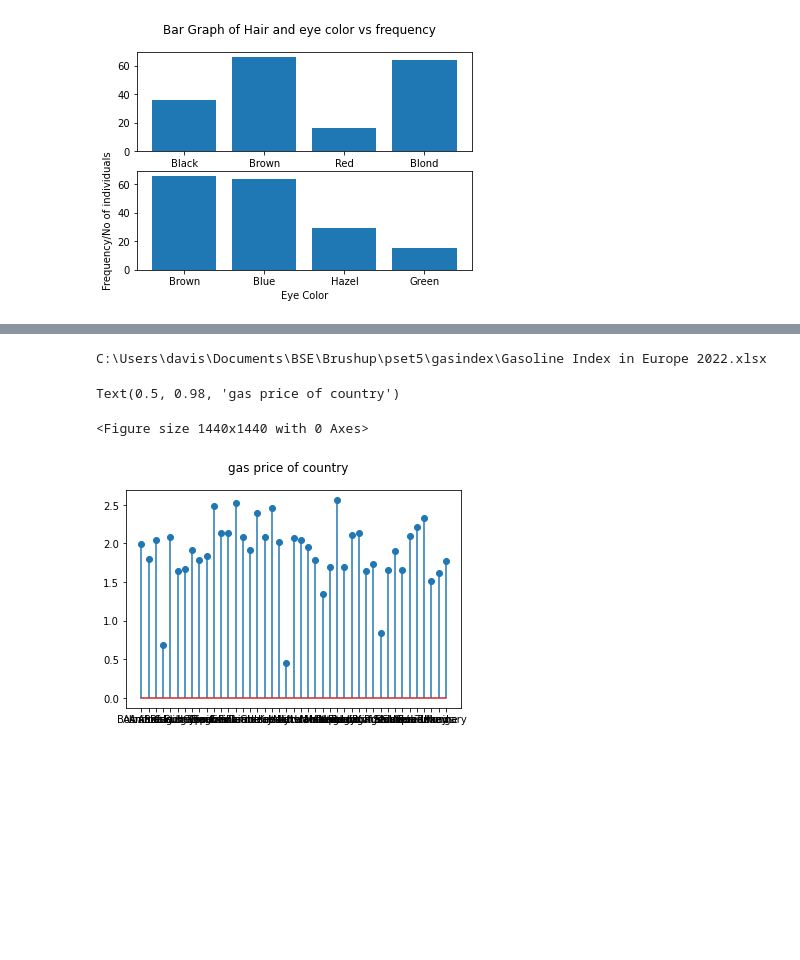
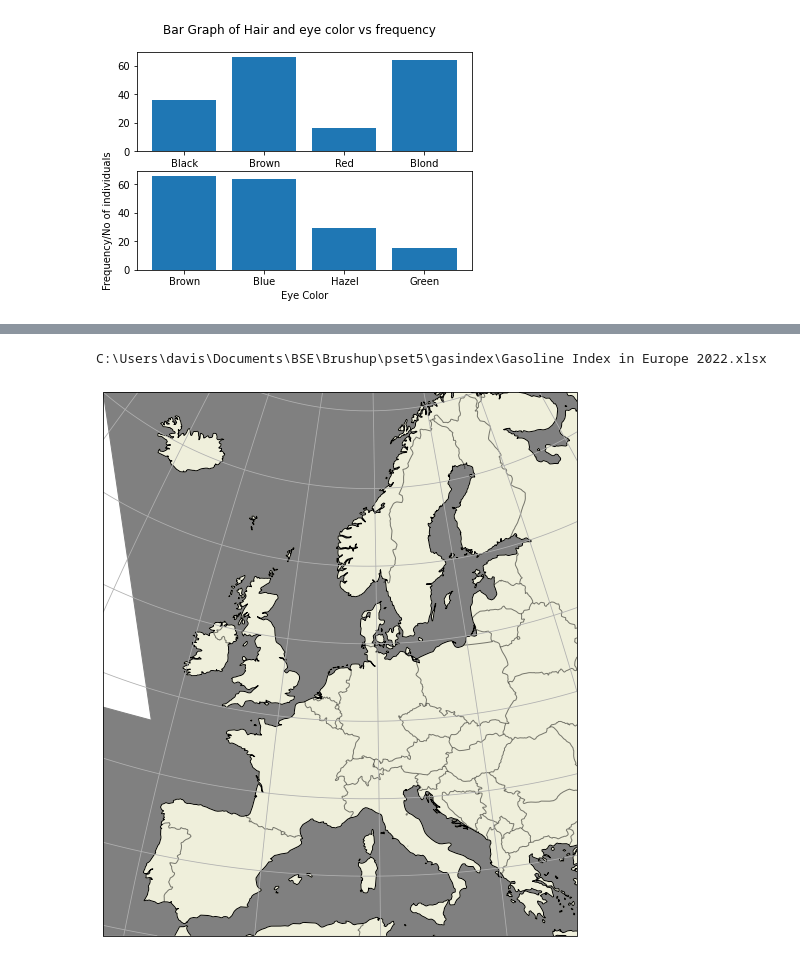
Before and after one commit to djtom98/BSE_intro_PSET5, a Jupyter notebook: pset5_jupyter.ipynb, the cells around one changed output, grey strips where cells are left out. Drawn from its saved outputs; the diff is of its cells as text; code cells hidden in the pictures; blank space fills up the shorter version.

Commit message:
map data

```diff
--- a/pset5_jupyter.ipynb
+++ b/pset5_jupyter.ipynb
@@ -55,17 +61,40 @@ ax1.legend(handles=[red_patch,yellow_patch])
 # %%
-plt.figure(figsize=(20,20))
 dir=os.getcwd()
 path=dir+"\gasindex\Gasoline Index in Europe 2022.xlsx"
 print(path)
 gasindex=pd.read_excel(path)
-gasindex.head()
-fig2,ax2=plt.subplots(1,1,num=3)
+gasindex.head(50)
+# fig2,ax2=plt.subplots(1,1,num=3)
 price=gasindex['Average price in june 2022, euro/liter']
 country=gasindex['Country']
-ax2.stem(country,price)
-fig2.suptitle('gas price of country')
+# ax2.stem(country,price)
+# fig2.suptitle('gas price of country')
 # %% [output]
 C:\Users\davis\Documents\BSE\Brushup\pset5\gasindex\Gasoline Index in Europe 2022.xlsx
-Text(0.5, 0.98, 'gas price of country')
-<Figure size 1440x1440 with 0 Axes>
-[figure, removed]
+# %%
+#run the following command in your shell
+#conda install -c conda-forge cartopy
+plt.figure(figsize=(10,10))
+axmap = plt.axes(projection=ccrs.EuroPP())
+axmap.add_feature(cartopy.feature.BORDERS, linestyle='-', alpha=0.5)
+axmap.coastlines(resolution='50m')
+axmap.add_feature(cartopy.feature.OCEAN,facecolor=(0.5,0.5,0.5))
+axmap.add_feature(cartopy.feature.LAND)
+axmap.gridlines()
+
+cmap = matplotlib.cm.get_cmap('viridis')
+
+for country, lag_norm in zip(countries, price):
+    # read the borders of the country in this loop
+    poly = df.loc[df['ADMIN'] == country]['geometry'].values[0]
+    # get the color for this country
+    rgba = cmap(lag_norm)
+    # plot the country on a map
+    ax.add_geometries(poly, crs=ccrs.PlateCarree(), facecolor=rgba, edgecolor='none', zorder=1)
+
+# Add a scatter plot of the original data so the colorbar has the correct numbers. Hacky but it works
+dummy_scat = ax.scatter(lags, lags, c=lags, cmap=cmap, zorder=0)
+fig.colorbar(mappable=dummy_scat, label='Time lag of phenomenon', orientation='horizontal', shrink=0.8)
+plt.show()
+# %% [output]
+[figure, added]
```
Also changed, not shown: parts of 2 cells of this notebook, 1 other file.
